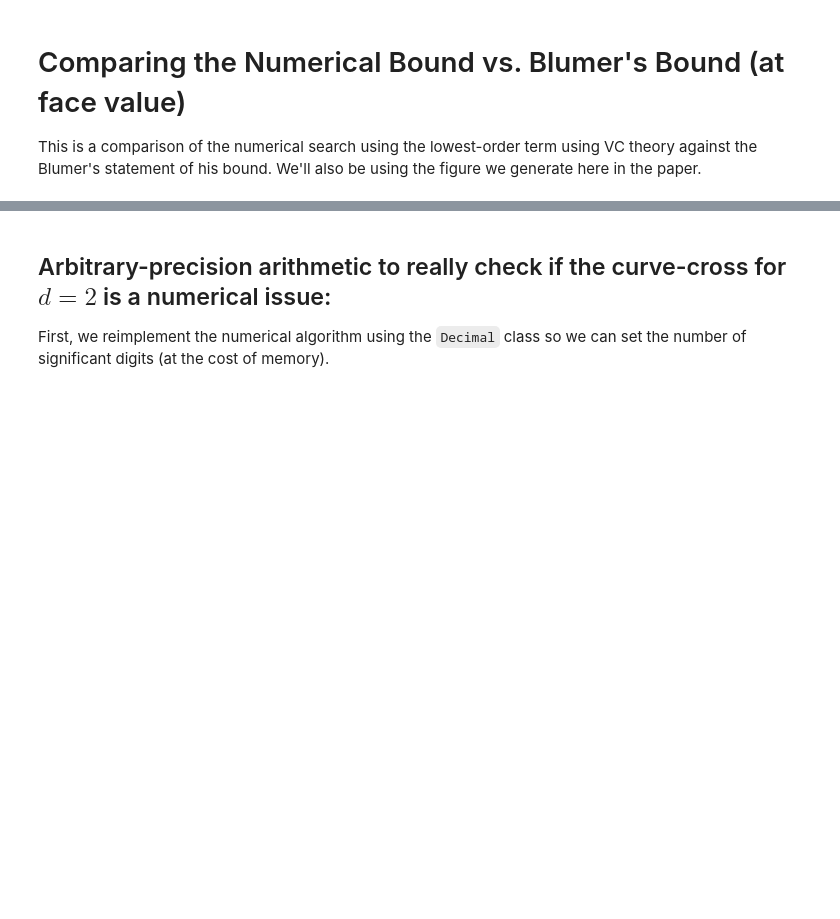
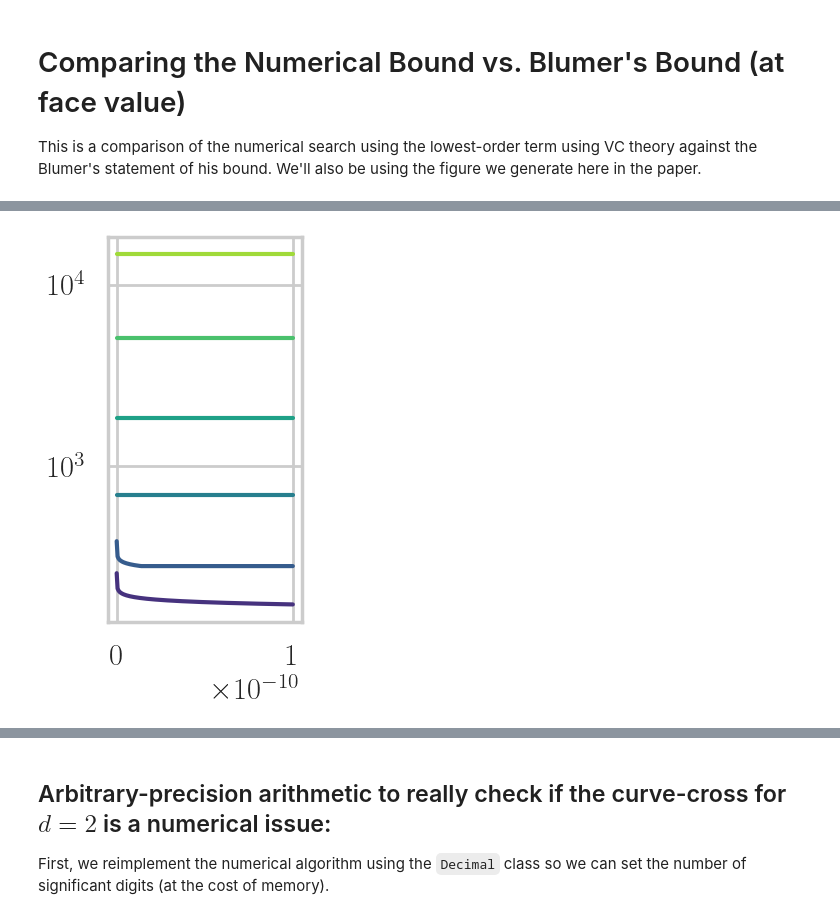
Before and after one commit to robustrobotics/nonasymptotic-mp, a Jupyter notebook: notebooks/numerical_bound_comparisons.ipynb, the cells around one changed output, grey strips where cells are left out. Drawn from its saved outputs; the diff is of its cells as text; code cells hidden in the pictures; blank space fills up the shorter version.

```diff
--- a/notebooks/numerical_bound_comparisons.ipynb
+++ b/notebooks/numerical_bound_comparisons.ipynb
@@ -126,0 +73,99 @@ plt.show()
+# %%
+# figs_for_talk = True
+
+# this is blumer's bound verbatum
+def blumer_bound(eps, gamma, vc_dim):
+    return np.maximum(4 / eps * np.log2(2 / gamma), 8 * vc_dim / eps * np.log2(13 / eps))
+    # return np.maximum(4 / eps * np.log(2 / gamma))
+#     return 8 * vc_dim / eps * np.log(13 / eps)
+
+def compare_bounds(_ps):
+    results_record = {
+        'Dimension': [],
+        'probs': [],
+        'n_samples': [],
+        'Bound Type': []
+    }
+
+    for dim in dims:
+        eps = compute_vol_unit_sphere(dim) * (rad ** dim)
+        numer_samples = np.zeros_like(_ps)
+
+        for i_p, _p in enumerate(_ps):
+            numer_samples[i_p] = doubling_sample_search_over_log2_prob_bound(
+                lambda _m : compute_sauer_shelah_bound_log2(_m, eps, dim + 1), 1 - _p
+            )
+
+        results_record['probs'] = np.concatenate([results_record['probs'], _ps])
+        results_record['n_samples'] = np.concatenate([results_record['n_samples'], numer_samples])
+        results_record['Bound Type'] = np.concatenate([results_record['Bound Type'], ['Numerical'] * len(_ps)])
+        results_record['Dimension'] = np.concatenate([results_record['Dimension'], ['$d=' + str(dim) + '$'] * len(_ps)])
+
+
+        blumer_samples = blumer_bound(eps, _ps, dim + 1)
+        results_record['probs'] = np.concatenate([results_record['probs'], _ps])
+        results_record['n_samples'] = np.concatenate([results_record['n_samples'], blumer_samples])
+        results_record['Bound Type'] = np.concatenate([results_record['Bound Type'], ['Blumer et al.'] * len(_ps)])
+        results_record['Dimension'] = np.concatenate([results_record['Dimension'], ['$d=' + str(dim) + '$'] * len(_ps)])
+
+    return results_record
+
+dims = [2, 3, 4, 5, 6, 7]
+rad = 0.5
+probs_small = np.linspace(1e-10, 1e-15, num=200)
+probs_large = np.linspace(1e-10, 1.0, num=500)
+
+if figs_for_talk:
+    zoomed_results_df = pd.DataFrame(compare_bounds(probs_small))
+    entire_scale_results_df = pd.DataFrame(compare_bounds(probs_large))
+
+    sns.set_theme(style='whitegrid',context='poster', font="Georgia", rc={'figure.figsize':(2.5, 5)})
+    ax = sns.lineplot(data=zoomed_results_df[zoomed_results_df['Bound Type'] == 'Blumer et al.'], x='probs', y='n_samples', hue='Dimension', style='Bound Type', palette='viridis', legend=False)
+    ax.set_yscale('log')
+    ax.set_xlabel('')#'$\gamma$')
+    ax.set_ylabel('')#'Samples Required')
+
+    plt.show()
+
+    sns.set_theme(style='whitegrid', context='poster', font="Georgia", rc={'figure.figsize':(6, 5)})
+    ax = sns.lineplot(data=entire_scale_results_df[entire_scale_results_df['Bound Type'] == 'Blumer et al.'], x='probs', y='n_samples', hue='Dimension', style='Bound Type', palette='viridis', legend=True)
+    ax.set_yscale('log')
+    ax.set_xlabel('$\gamma$')
+    ax.set_ylabel('Samples Required')
+    sns.move_legend(ax, "upper left", bbox_to_anchor=(1.05, 1))
+
+    plt.show()
+
+
+    sns.set_theme(style='whitegrid',context='poster', font="Georgia", rc={'figure.figsize':(2.5, 5)})
+    ax = sns.lineplot(data=zoomed_results_df, x='probs', y='n_samples', hue='Dimension', style='Bound Type', palette='viridis', legend=False)
+    ax.set_yscale('log')
+    ax.set_xlabel('')#'$\gamma$')
+    ax.set_ylabel('')#'Samples Required')
+
+    plt.show()
+
+    sns.set_theme(style='whitegrid', context='poster', font="Georgia", rc={'figure.figsize':(6, 5)})
+    ax = sns.lineplot(data=entire_scale_results_df, x='probs', y='n_samples', hue='Dimension', style='Bound Type', palette='viridis', legend=True)
+    ax.set_yscale('log')
+    ax.set_xlabel('$\gamma$')
+    ax.set_ylabel('Samples Required')
+    sns.move_legend(ax, "upper left", bbox_to_anchor=(1.05, 1))
+
+    plt.show()
+
+else:
+    results_df = pd.DataFrame(compare_bounds(probs_small))
+    sns.set_theme(style='whitegrid', context='poster', font="Georgia")
+    ax = sns.lineplot(data=results_df, x='probs', y='n_samples', hue='Dimension', style='Bound Type', palette='viridis')
+    ax.set_yscale('log')
+    ax.set_xlabel('$\gamma$')
+    ax.set_ylabel('Samples Required')
+    sns.move_legend(ax, "upper left", bbox_to_anchor=(1.05, 1))
+    ax.set_title('Blumer et al. vs. Numerical Bound')
+    ax.ticklabel_format(axis='x', scilimits=(0, 0))
+
+    plt.savefig('blumer_numer.pdf', format='pdf', bbox_inches='tight')
+    plt.show()
+# %% [output]
+[figure, added]
```
Also changed, not shown: parts of 5 cells of this notebook, 2 other files.
